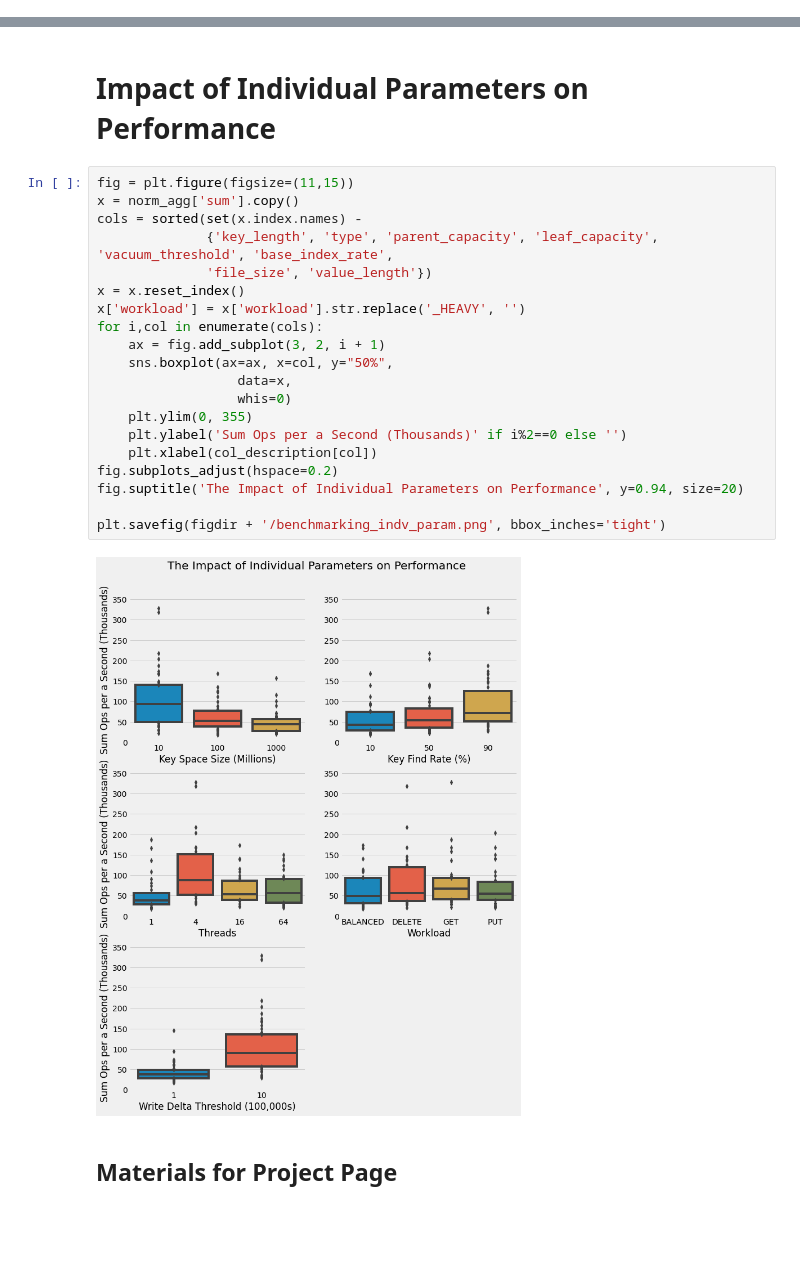
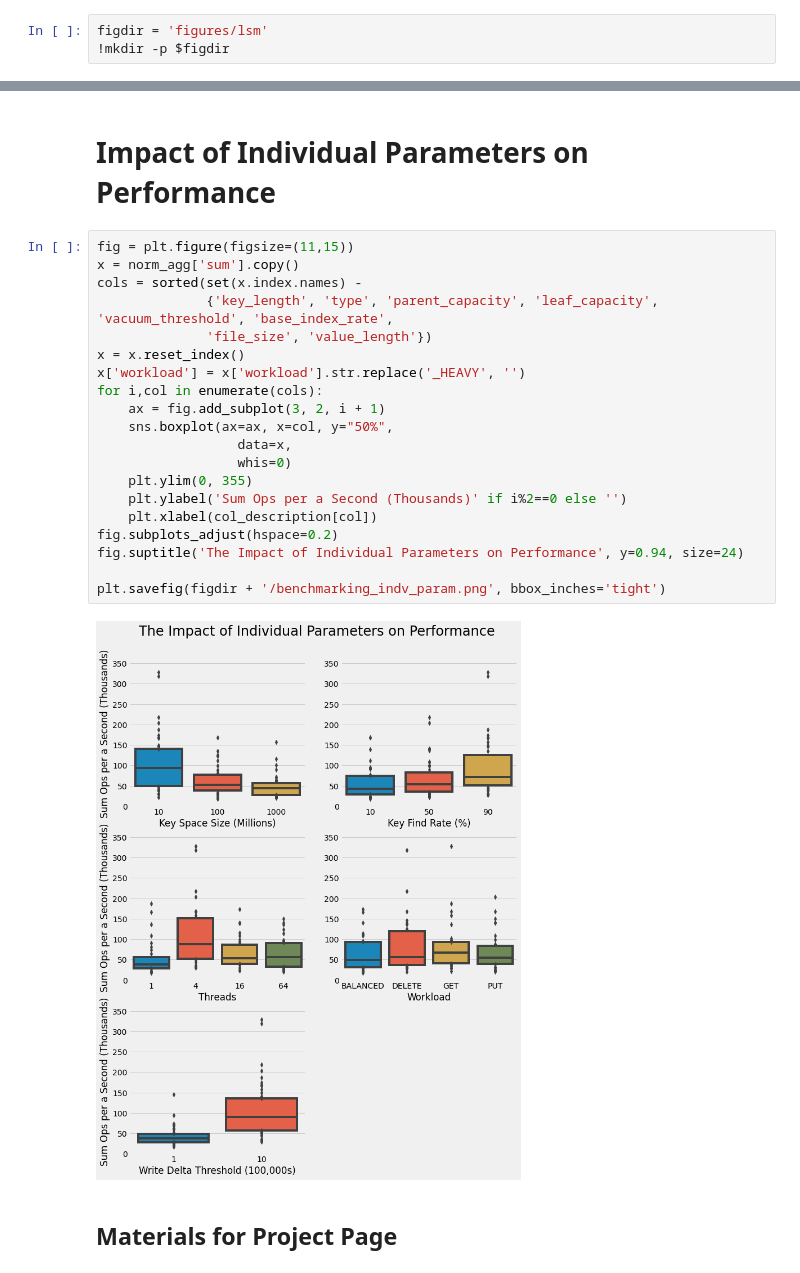
Before and after one commit to DBFromZero/dbf0analysis, a Jupyter notebook: benchmark_lsm.ipynb, the cells around one changed output, grey strips where cells are left out. Saved outputs shown, nothing was run; the diff lists cells and outputs as text; blank space fills up the shorter version.

```diff
--- a/benchmark_lsm.ipynb
+++ b/benchmark_lsm.ipynb
@@ -19,6 +19,9 @@ pd.set_option('display.width', None)
 pd.set_option('display.max_colwidth', None)
 
 colors = [c['color'] for c in plt.rcParams['axes.prop_cycle']]
+# %%
+figdir = 'figures/lsm'
+!mkdir -p $figdir
 # %% [markdown]
 ## Load and Preprocess Data
 # %%
@@ -255,25 +258,25 @@ plt.savefig(figdir + '/file_size_sum_ops_relation.png', bbox_inches='tight')
 # %%
 fig = plt.figure(figsize=(11,15))
 x = norm_agg['sum'].copy()
 cols = sorted(set(x.index.names) -
               {'key_length', 'type', 'parent_capacity', 'leaf_capacity', 'vacuum_threshold', 'base_index_rate',
               'file_size', 'value_length'})
 x = x.reset_index()
 x['workload'] = x['workload'].str.replace('_HEAVY', '')
 for i,col in enumerate(cols):
     ax = fig.add_subplot(3, 2, i + 1)
     sns.boxplot(ax=ax, x=col, y="50%",
                   data=x,
                   whis=0)
     plt.ylim(0, 355)
     plt.ylabel('Sum Ops per a Second (Thousands)' if i%2==0 else '')
     plt.xlabel(col_description[col])
 fig.subplots_adjust(hspace=0.2)
-fig.suptitle('The Impact of Individual Parameters on Performance', y=0.94, size=20)
+fig.suptitle('The Impact of Individual Parameters on Performance', y=0.94, size=24)
 
 plt.savefig(figdir + '/benchmarking_indv_param.png', bbox_inches='tight')
 # %% [output]
-[figure, old version]
+[figure, new version]
 # %% [markdown]
 ## Materials for Project Page
 # %%
```
Also changed, not shown: parts of 5 cells of this notebook.
